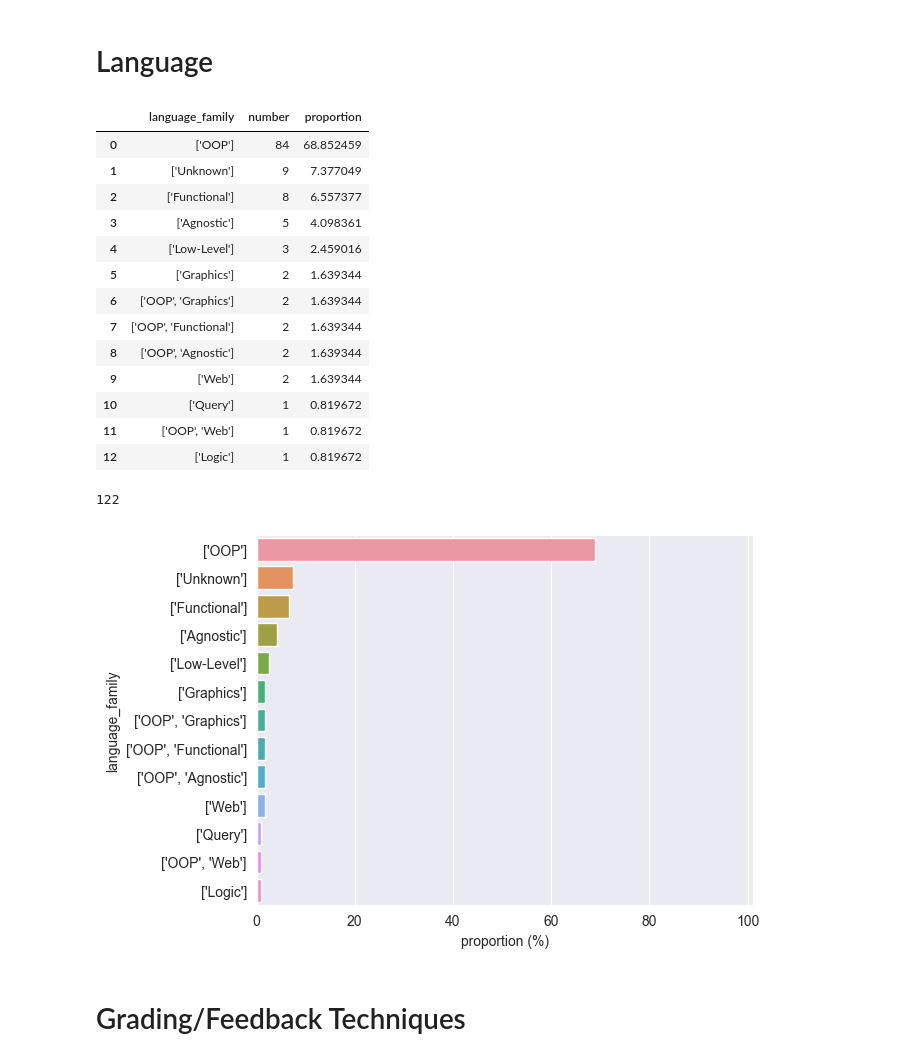
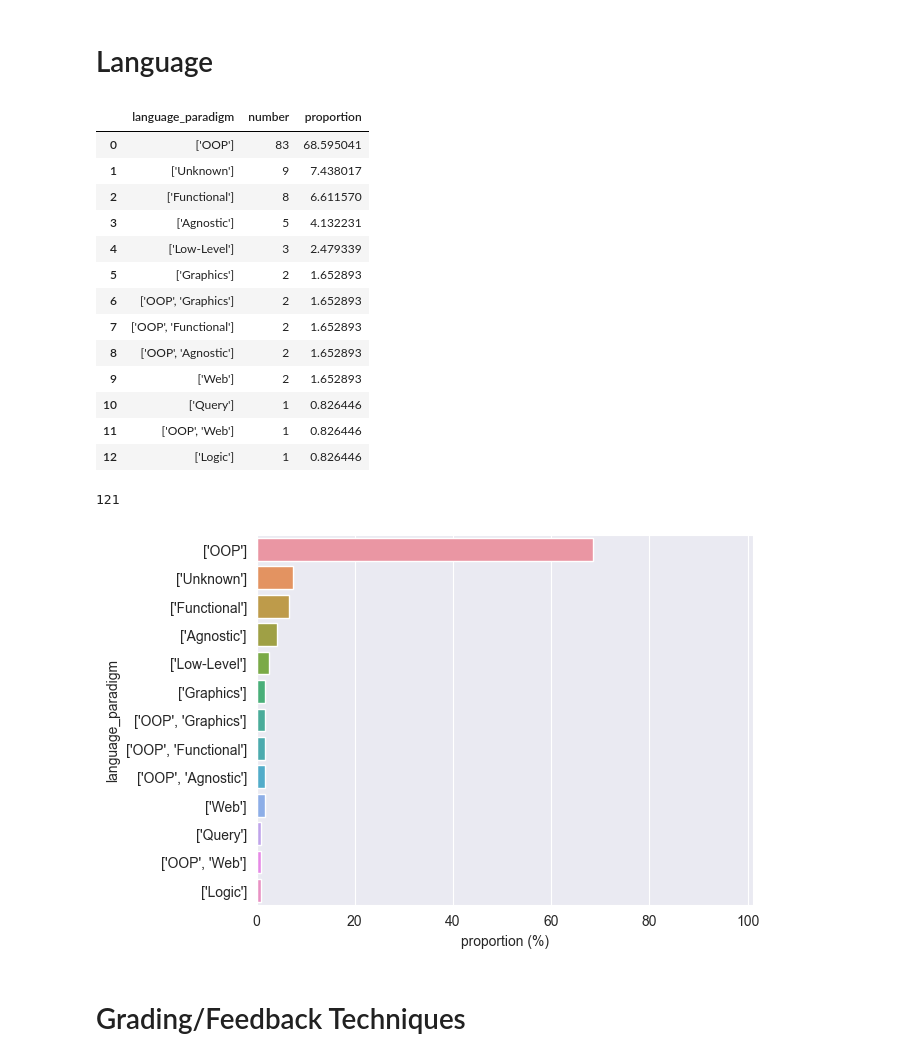
Before and after one commit to m-messer/Automated-Assessment-SLR-Data-Processing, a Jupyter notebook: results.ipynb, the cells around one changed output. Drawn from its saved outputs; the diff is of its cells as text; code cells hidden in the pictures.

```diff
--- a/results.ipynb
+++ b/results.ipynb
@@ -17,0 +7,3 @@ df.head()
+# %%
+df = pd.read_pickle('data/processed.pickle')
+df.head()
@@ -247,35 +285,36 @@ Plot horz bar chart and maybe a bipartie graph (Skill to category)
 # Language
 # %%
 families = pd.Series([family for family in df.lang_family]).value_counts().reset_index()
-families.columns = ["language_family", 'number']
+families.columns = ["language_paradigm", 'number']
 families['proportion'] = (families.number / families.number.sum()) * 100
+families.language_paradigm = families.language_paradigm.astype(str)
 families
 # %% [output]
-|  | language_family | number | proportion |
-| 0 | ['OOP'] | 84 | 68.852459 |
-| 1 | ['Unknown'] | 9 | 7.377049 |
-| 2 | ['Functional'] | 8 | 6.557377 |
-| 3 | ['Agnostic'] | 5 | 4.098361 |
-| 4 | ['Low-Level'] | 3 | 2.459016 |
-| 5 | ['Graphics'] | 2 | 1.639344 |
-| 6 | ['OOP', 'Graphics'] | 2 | 1.639344 |
-| 7 | ['OOP', 'Functional'] | 2 | 1.639344 |
-| 8 | ['OOP', 'Agnostic'] | 2 | 1.639344 |
-| 9 | ['Web'] | 2 | 1.639344 |
-| 10 | ['Query'] | 1 | 0.819672 |
-| 11 | ['OOP', 'Web'] | 1 | 0.819672 |
-| 12 | ['Logic'] | 1 | 0.819672 |
+|  | language_paradigm | number | proportion |
+| 0 | ['OOP'] | 83 | 68.595041 |
+| 1 | ['Unknown'] | 9 | 7.438017 |
+| 2 | ['Functional'] | 8 | 6.611570 |
+| 3 | ['Agnostic'] | 5 | 4.132231 |
+| 4 | ['Low-Level'] | 3 | 2.479339 |
+| 5 | ['Graphics'] | 2 | 1.652893 |
+| 6 | ['OOP', 'Graphics'] | 2 | 1.652893 |
+| 7 | ['OOP', 'Functional'] | 2 | 1.652893 |
+| 8 | ['OOP', 'Agnostic'] | 2 | 1.652893 |
+| 9 | ['Web'] | 2 | 1.652893 |
+| 10 | ['Query'] | 1 | 0.826446 |
+| 11 | ['OOP', 'Web'] | 1 | 0.826446 |
+| 12 | ['Logic'] | 1 | 0.826446 |
 # %%
 families.number.sum()
 # %% [output]
-122
+121
 # %%
-ax_lang = sns.barplot(families, y='language_family', x='proportion')
+ax_lang = sns.barplot(families, y='language_paradigm', x='proportion')
 ax_lang.set(xlabel = 'proportion (%)')
 plt.xlim([0, 101])
 plt.savefig('plots/lang_family.pdf', bbox_inches='tight')
 # %% [output]
-[figure, old version]
+[figure, new version]
 # %% [markdown]
 # Grading/Feedback Techniques
 # %%
```
Also changed, not shown: parts of 42 cells of this notebook, 16 other files.
